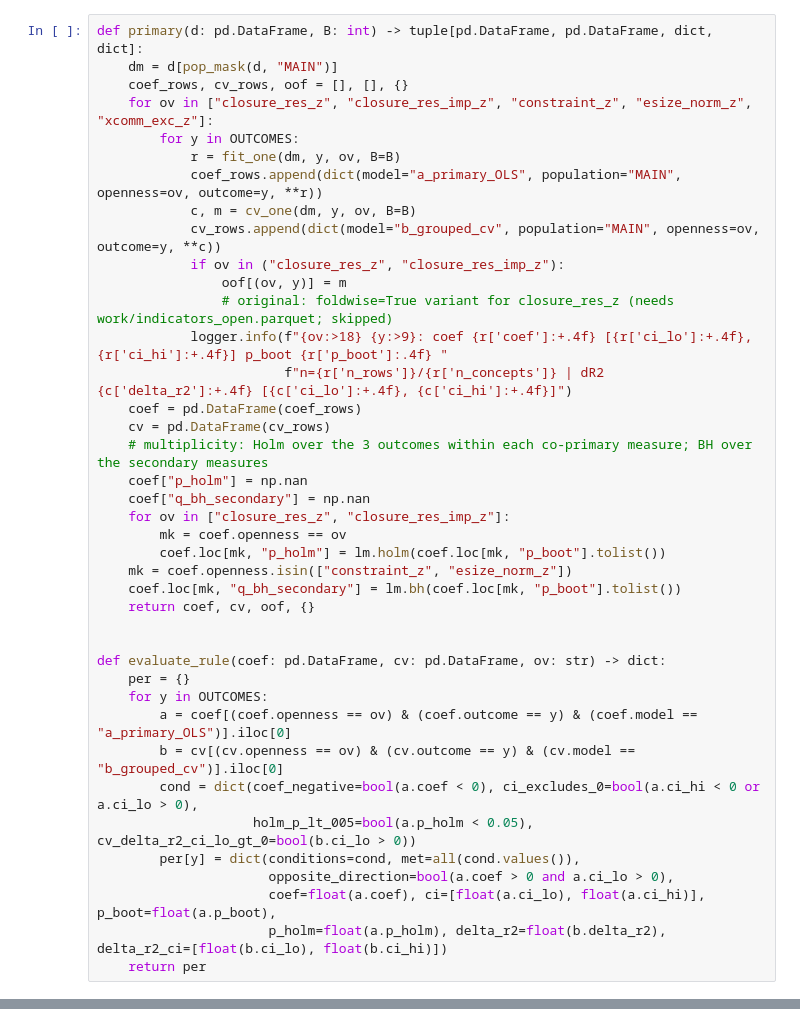
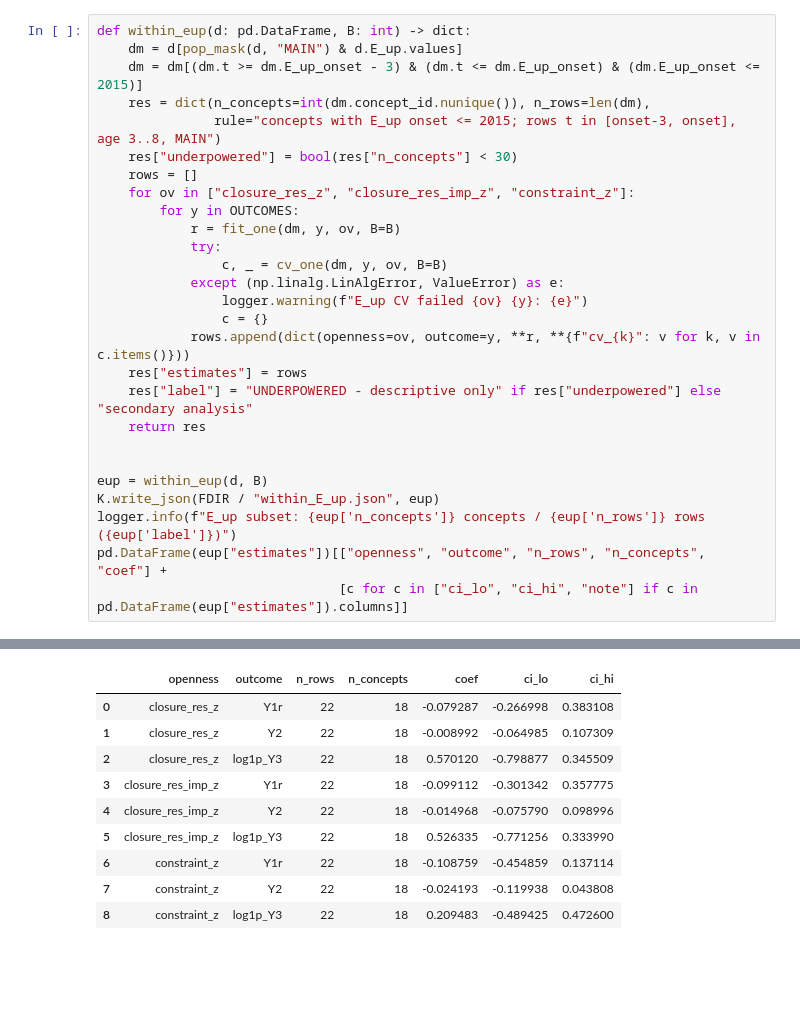
Before and after one commit to ai-inventor-papers/ai-invention-8892b7-occupancy-is-not-integration-for-new, a Jupyter notebook: round-3/experiment-6/demo/method_code_demo.ipynb, the cells around one changed output, grey strips where cells are left out. Cells and saved outputs as stored; diff of their text form; blank space fills up the shorter version.

```diff
--- a/round-3/experiment-6/demo/method_code_demo.ipynb
+++ b/round-3/experiment-6/demo/method_code_demo.ipynb
@@ -417,40 +588,28 @@ This fits all five openness measures × three outcomes on the MAIN population. M
 # %%
-def primary(d: pd.DataFrame, B: int) -> tuple[pd.DataFrame, pd.DataFrame, dict, dict]:
-    dm = d[pop_mask(d, "MAIN")]
-    coef_rows, cv_rows, oof = [], [], {}
-    for ov in ["closure_res_z", "closure_res_imp_z", "constraint_z", "esize_norm_z", "xcomm_exc_z"]:
+def within_eup(d: pd.DataFrame, B: int) -> dict:
+    dm = d[pop_mask(d, "MAIN") & d.E_up.values]
+    dm = dm[(dm.t >= dm.E_up_onset - 3) & (dm.t <= dm.E_up_onset) & (dm.E_up_onset <= 2015)]
+    res = dict(n_concepts=int(dm.concept_id.nunique()), n_rows=len(dm),
+               rule="concepts with E_up onset <= 2015; rows t in [onset-3, onset], age 3..8, MAIN")
+    res["underpowered"] = bool(res["n_concepts"] < 30)
+    rows = []
+    for ov in ["closure_res_z", "closure_res_imp_z", "constraint_z"]:
         for y in OUTCOMES:
             r = fit_one(dm, y, ov, B=B)
-            coef_rows.append(dict(model="a_primary_OLS", population="MAIN", openness=ov, outcome=y, **r))
-            c, m = cv_one(dm, y, ov, B=B)
-            cv_rows.append(dict(model="b_grouped_cv", population="MAIN", openness=ov, outcome=y, **c))
-            if ov in ("closure_res_z", "closure_res_imp_z"):
-                oof[(ov, y)] = m
-                # original: foldwise=True variant for closure_res_z (needs work/indicators_open.parquet; skipped)
-            logger.info(f"{ov:>18} {y:>9}: coef {r['coef']:+.4f} [{r['ci_lo']:+.4f}, {r['ci_hi']:+.4f}] p_boot {r['p_boot']:.4f} "
-                        f"n={r['n_rows']}/{r['n_concepts']} | dR2 {c['delta_r2']:+.4f} [{c['ci_lo']:+.4f}, {c['ci_hi']:+.4f}]")
-    coef = pd.DataFrame(coef_rows)
-    cv = pd.DataFrame(cv_rows)
-    # multiplicity: Holm over the 3 outcomes within each co-primary measure; BH over the secondary measures
-    coef["p_holm"] = np.nan
-    coef["q_bh_secondary"] = np.nan
-    for ov in ["closure_res_z", "closure_res_imp_z"]:
-        mk = coef.openness == ov
-        coef.loc[mk, "p_holm"] = lm.holm(coef.loc[mk, "p_boot"].tolist())
-    mk = coef.openness.isin(["constraint_z", "esize_norm_z"])
-    coef.loc[mk, "q_bh_secondary"] = lm.bh(coef.loc[mk, "p_boot"].tolist())
-    return coef, cv, oof, {}
+            try:
+                c, _ = cv_one(dm, y, ov, B=B)
+            except (np.linalg.LinAlgError, ValueError) as e:
+                logger.warning(f"E_up CV failed {ov} {y}: {e}")
+                c = {}
+            rows.append(dict(openness=ov, outcome=y, **r, **{f"cv_{k}": v for k, v in c.items()}))
+    res["estimates"] = rows
+    res["label"] = "UNDERPOWERED - descriptive only" if res["underpowered"] else "secondary analysis"
+    return res
 
 
-def evaluate_rule(coef: pd.DataFrame, cv: pd.DataFrame, ov: str) -> dict:
-    per = {}
-    for y in OUTCOMES:
-        a = coef[(coef.openness == ov) & (coef.outcome == y) & (coef.model == "a_primary_OLS")].iloc[0]
-        b = cv[(cv.openness == ov) & (cv.outcome == y) & (cv.model == "b_grouped_cv")].iloc[0]
-        cond = dict(coef_negative=bool(a.coef < 0), ci_excludes_0=bool(a.ci_hi < 0 or a.ci_lo > 0),
-                    holm_p_lt_005=bool(a.p_holm < 0.05), cv_delta_r2_ci_lo_gt_0=bool(b.ci_lo > 0))
-        per[y] = dict(conditions=cond, met=all(cond.values()),
-                      opposite_direction=bool(a.coef > 0 and a.ci_lo > 0),
-                      coef=float(a.coef), ci=[float(a.ci_lo), float(a.ci_hi)], p_boot=float(a.p_boot),
-                      p_holm=float(a.p_holm), delta_r2=float(b.delta_r2), delta_r2_ci=[float(b.ci_lo), float(b.ci_hi)])
-    return per
+eup = within_eup(d, B)
+K.write_json(FDIR / "within_E_up.json", eup)
+logger.info(f"E_up subset: {eup['n_concepts']} concepts / {eup['n_rows']} rows ({eup['label']})")
+pd.DataFrame(eup["estimates"])[["openness", "outcome", "n_rows", "n_concepts", "coef"] +
+                               [c for c in ["ci_lo", "ci_hi", "note"] if c in pd.DataFrame(eup["estimates"]).columns]]
+# %% [output]
@@ -457 +617,11 @@ def evaluate_rule(coef: pd.DataFrame, cv: pd.DataFrame, ov: str) -> dict:
+|  | openness | outcome | n_rows | n_concepts | coef | ci_lo | ci_hi |
+| 0 | closure_res_z | Y1r | 22 | 18 | -0.079287 | -0.266998 | 0.383108 |
+| 1 | closure_res_z | Y2 | 22 | 18 | -0.008992 | -0.064985 | 0.107309 |
+| 2 | closure_res_z | log1p_Y3 | 22 | 18 | 0.570120 | -0.798877 | 0.345509 |
+| 3 | closure_res_imp_z | Y1r | 22 | 18 | -0.099112 | -0.301342 | 0.357775 |
+| 4 | closure_res_imp_z | Y2 | 22 | 18 | -0.014968 | -0.075790 | 0.098996 |
+| 5 | closure_res_imp_z | log1p_Y3 | 22 | 18 | 0.526335 | -0.771256 | 0.333990 |
+| 6 | constraint_z | Y1r | 22 | 18 | -0.108759 | -0.454859 | 0.137114 |
+| 7 | constraint_z | Y2 | 22 | 18 | -0.024193 | -0.119938 | 0.043808 |
+| 8 | constraint_z | log1p_Y3 | 22 | 18 | 0.209483 | -0.489425 | 0.472600 |
 # %% [markdown]
```
Also changed, not shown: parts of 38 cells of this notebook, 1 other file.
